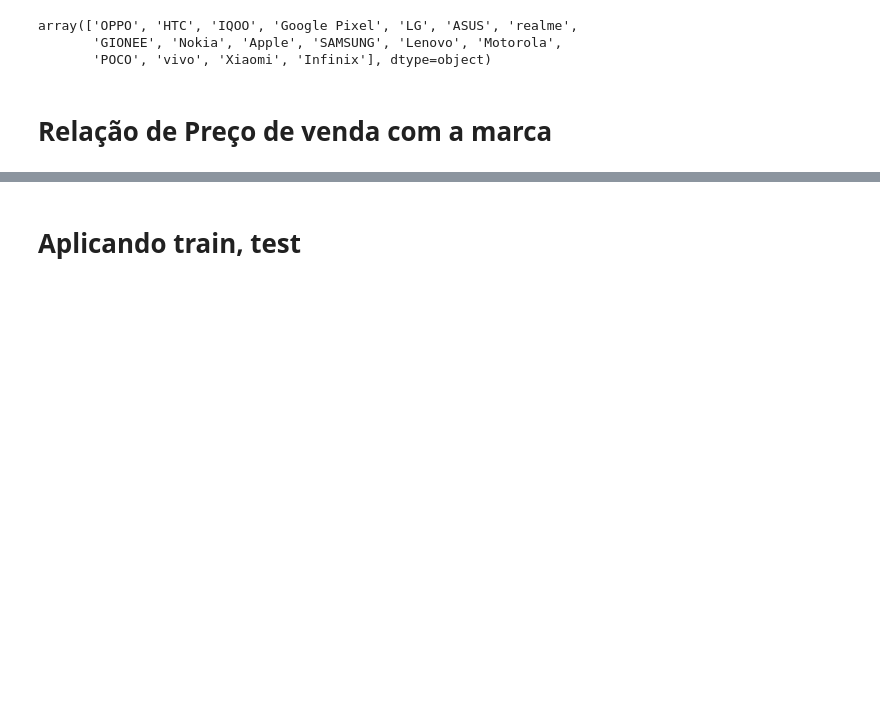
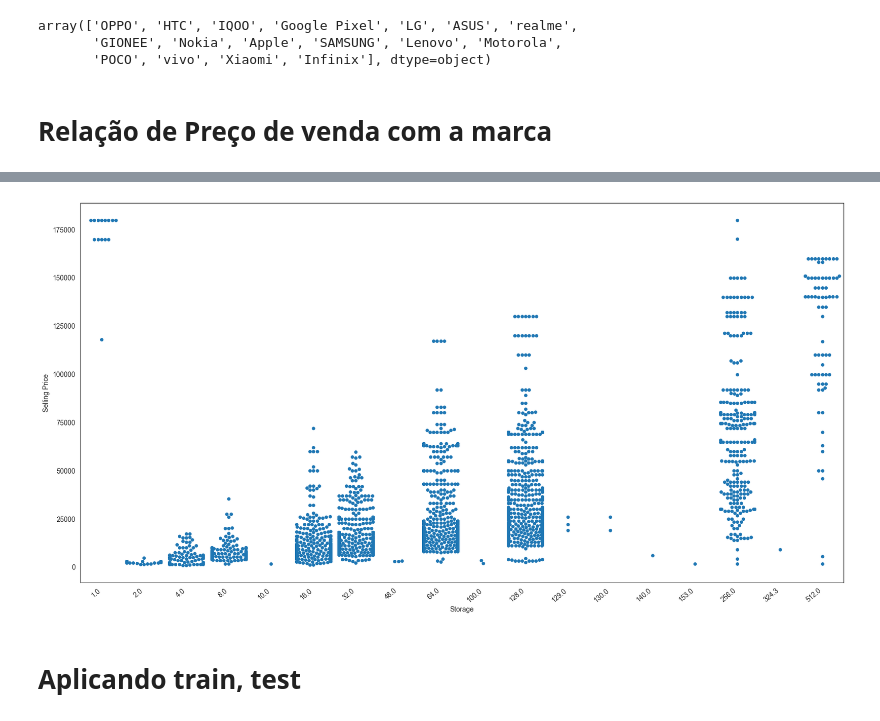
Before and after one commit to FelipeeBR/machine-learning, a Jupyter notebook: smartphone_price_predictor/analise.ipynb, the cells around one changed output, grey strips where cells are left out. Saved outputs shown, nothing was run; the diff lists cells and outputs as text; code cells hidden in the pictures; blank space fills up the shorter version.

```diff
--- a/smartphone_price_predictor/analise.ipynb
+++ b/smartphone_price_predictor/analise.ipynb
@@ -217,3 +217,10 @@ sns.boxplot(x='Selling Price',y='Brand',data=dados)
+# %%
+plt.subplots(figsize=(20,10))
+ax=sns.swarmplot(x='Storage',y='Selling Price',data=dados)
+ax.set_xticklabels(ax.get_xticklabels(),rotation=40,ha='right')
+plt.show()
+# %% [output]
+[figure, added]
 # %% [markdown]
 # Aplicando train, test
 # %%
```
Also changed, not shown: parts of 11 cells of this notebook.
